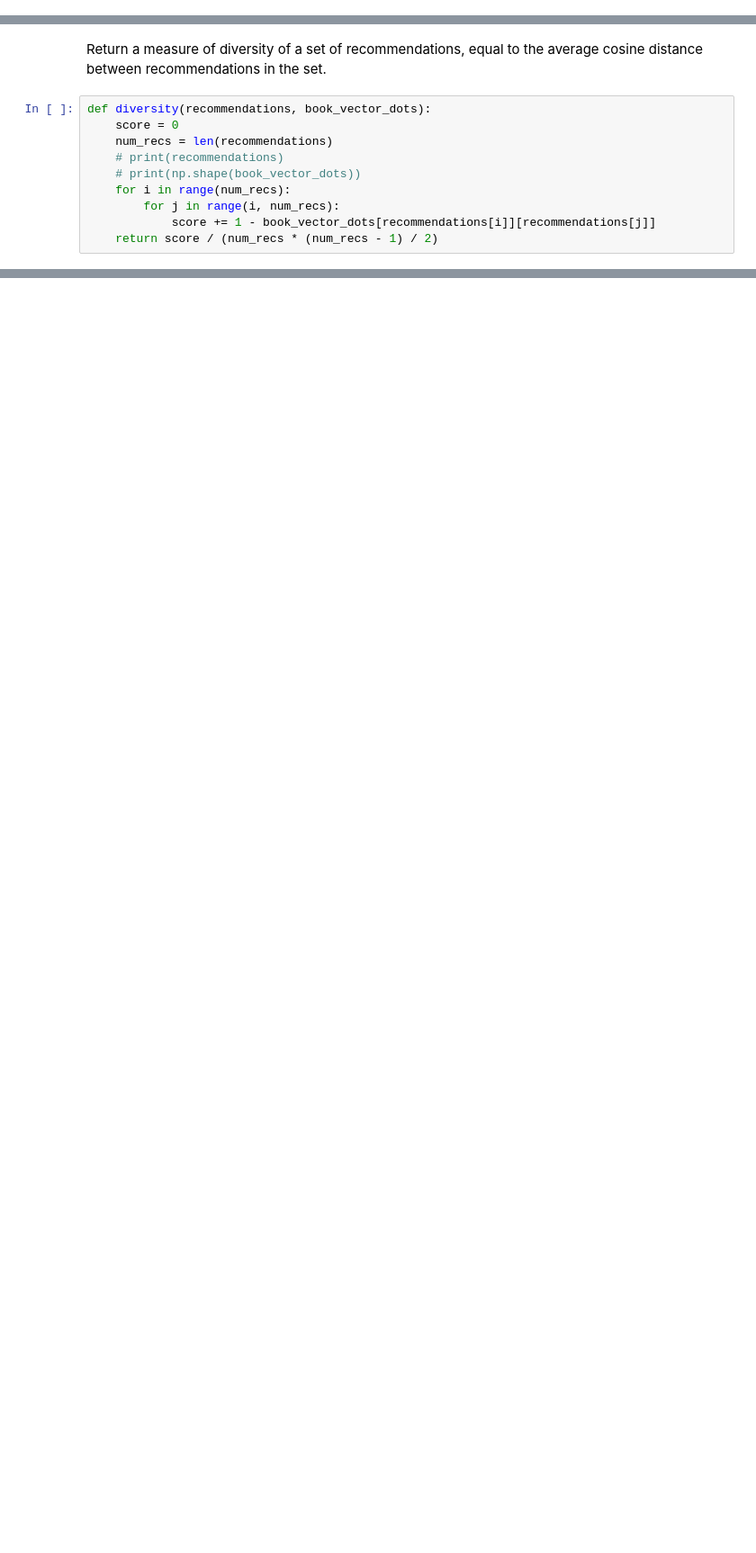
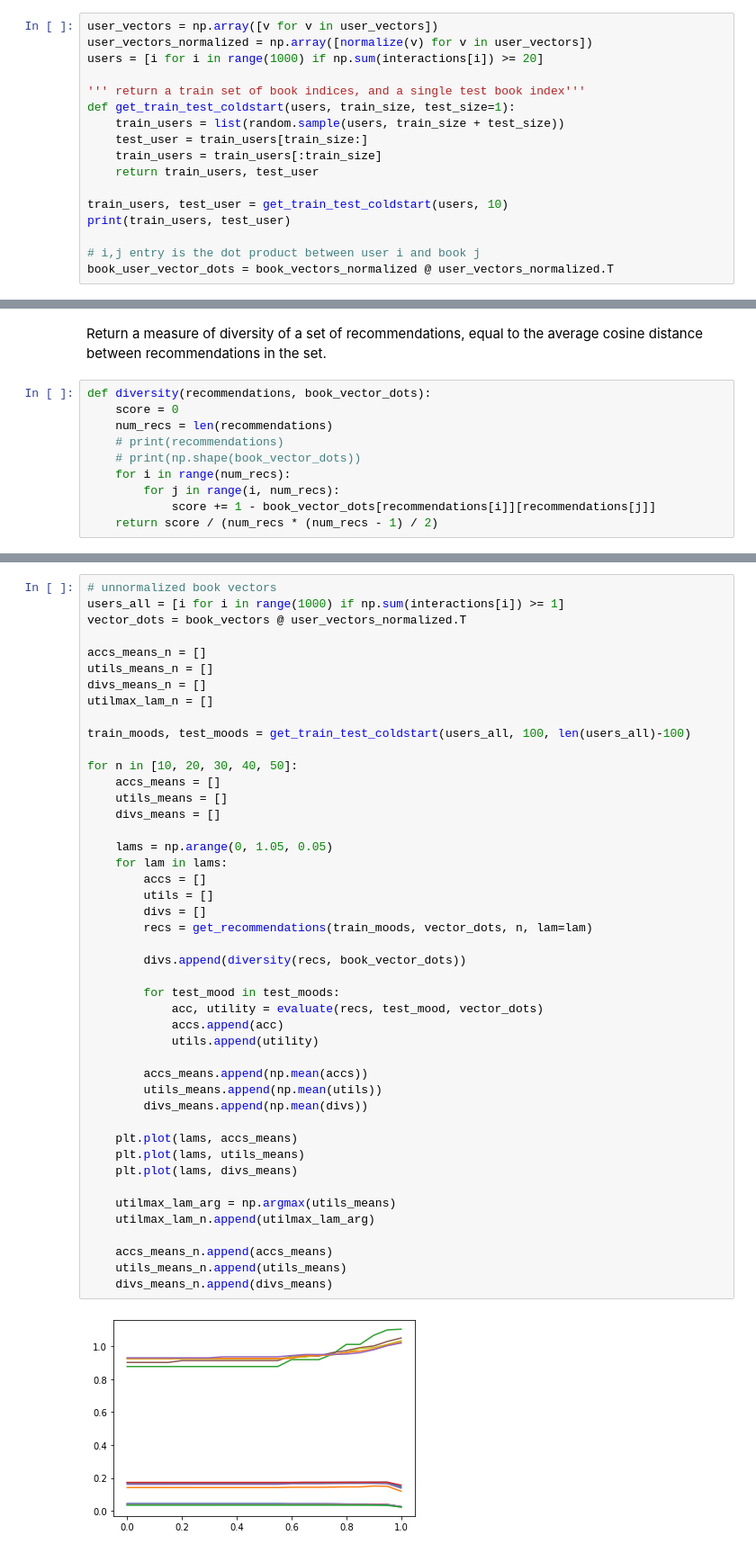
Before and after one commit to kennylpeng/diverse_recommendations, a Jupyter notebook: goodreads_experiment.ipynb, the cells around one changed output, grey strips where cells are left out. Shown: that part at 90% size. Saved outputs shown, nothing was run; the diff lists cells and outputs as text; blank space fills up the shorter version.

```diff
--- a/goodreads_experiment.ipynb
+++ b/goodreads_experiment.ipynb
@@ -72,0 +77,17 @@ print(train_moods, test_mood)
+# %%
+user_vectors = np.array([v for v in user_vectors])
+user_vectors_normalized = np.array([normalize(v) for v in user_vectors])
+users = [i for i in range(1000) if np.sum(interactions[i]) >= 20]
+
+''' return a train set of book indices, and a single test book index'''
+def get_train_test_coldstart(users, train_size, test_size=1):
+    train_users = list(random.sample(users, train_size + test_size))
+    test_user = train_users[train_size:]
+    train_users = train_users[:train_size]
+    return train_users, test_user
+
+train_users, test_user = get_train_test_coldstart(users, 10)
+print(train_users, test_user)
+
+# i,j entry is the dot product between user i and book j
+book_user_vector_dots = book_vectors_normalized @ user_vectors_normalized.T
@@ -255,0 +306,47 @@ plt.show()
+# %%
+# unnormalized book vectors
+users_all = [i for i in range(1000) if np.sum(interactions[i]) >= 1]
+vector_dots = book_vectors @ user_vectors_normalized.T
+
+accs_means_n = []
+utils_means_n = []
+divs_means_n = []
+utilmax_lam_n = []
+
+train_moods, test_moods = get_train_test_coldstart(users_all, 100, len(users_all)-100)
+
+for n in [10, 20, 30, 40, 50]:
+    accs_means = []
+    utils_means = []
+    divs_means = []
+
+    lams = np.arange(0, 1.05, 0.05)
+    for lam in lams:
+        accs = []
+        utils = []
+        divs = []
+        recs = get_recommendations(train_moods, vector_dots, n, lam=lam)
+
+        divs.append(diversity(recs, book_vector_dots))
+
+        for test_mood in test_moods:
+            acc, utility = evaluate(recs, test_mood, vector_dots)
+            accs.append(acc)
+            utils.append(utility)
+
+        accs_means.append(np.mean(accs))
+        utils_means.append(np.mean(utils))
+        divs_means.append(np.mean(divs))
+
+    plt.plot(lams, accs_means)
+    plt.plot(lams, utils_means)
+    plt.plot(lams, divs_means)
+
+    utilmax_lam_arg = np.argmax(utils_means)
+    utilmax_lam_n.append(utilmax_lam_arg)
+
+    accs_means_n.append(accs_means)
+    utils_means_n.append(utils_means)
+    divs_means_n.append(divs_means)
+# %% [output]
+[figure, added]
```
Also changed, not shown: parts of 29 cells of this notebook, 1 other file.
